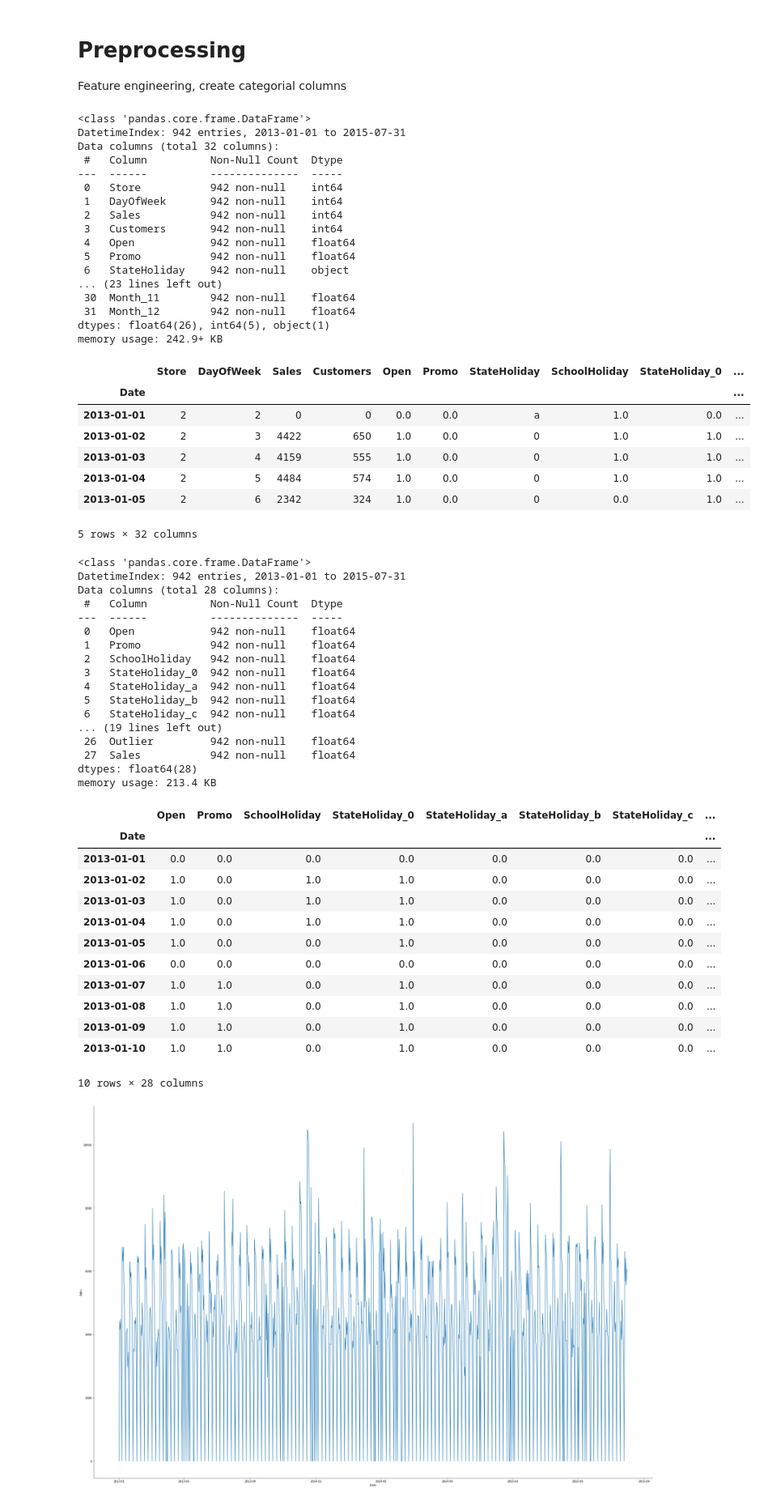
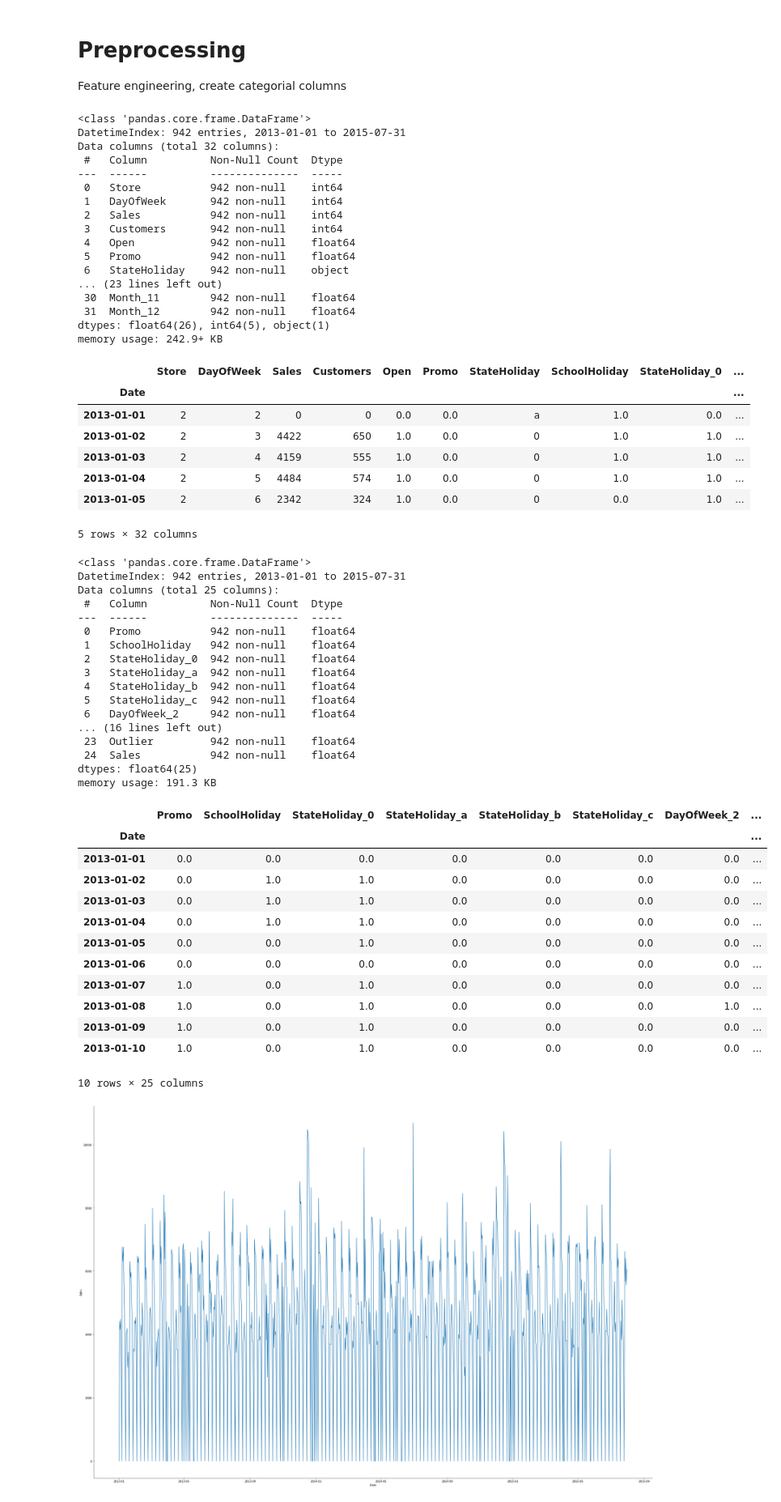
Before and after one commit to bruennijs/kaggle_rossmann_sales, a Jupyter notebook: linear_daily.ipynb, the cells around one changed output. Shown at 81% size. Cells and saved outputs as stored; diff of their text form; code cells hidden in the pictures.

```diff
--- a/linear_daily.ipynb
+++ b/linear_daily.ipynb
@@ -145,21 +145,18 @@ df_train = pd.concat([df_train, dummies], axis=1)
 df_train.info()
 df_train.head(5)
 
-X = df_train[['Open',
-              'Promo',
+X = df_train[['Promo',
               'SchoolHoliday',
               'StateHoliday_0',
               'StateHoliday_a',
               'StateHoliday_b',
               'StateHoliday_c',
-              'DayOfWeek_1',
               'DayOfWeek_2',
               'DayOfWeek_3',
               'DayOfWeek_4',
               'DayOfWeek_5',
               'DayOfWeek_6',
               'DayOfWeek_7',
-              'Month_1',
               'Month_2',
               'Month_3',
               'Month_4',
@@ -180,59 +177,59 @@ X.assign(Sales=Y).head(10)
 # %% [output]
 <class 'pandas.core.frame.DataFrame'>
 DatetimeIndex: 942 entries, 2013-01-01 to 2015-07-31
 Data columns (total 32 columns):
  #   Column          Non-Null Count  Dtype
 ---  ------          --------------  -----
  0   Store           942 non-null    int64
  1   DayOfWeek       942 non-null    int64
  2   Sales           942 non-null    int64
  3   Customers       942 non-null    int64
  4   Open            942 non-null    float64
  5   Promo           942 non-null    float64
  6   StateHoliday    942 non-null    object
 ... (23 lines left out)
  30  Month_11        942 non-null    float64
  31  Month_12        942 non-null    float64
 dtypes: float64(26), int64(5), object(1)
 memory usage: 242.9+ KB
 |  | Store | DayOfWeek | Sales | Customers | Open | Promo | StateHoliday | SchoolHoliday | StateHoliday_0 | ... |
 | Date |  |  |  |  |  |  |  |  |  | ... |
 | 2013-01-01 | 2 | 2 | 0 | 0 | 0.0 | 0.0 | a | 1.0 | 0.0 | ... |
 | 2013-01-02 | 2 | 3 | 4422 | 650 | 1.0 | 0.0 | 0 | 1.0 | 1.0 | ... |
 | 2013-01-03 | 2 | 4 | 4159 | 555 | 1.0 | 0.0 | 0 | 1.0 | 1.0 | ... |
 | 2013-01-04 | 2 | 5 | 4484 | 574 | 1.0 | 0.0 | 0 | 1.0 | 1.0 | ... |
 | 2013-01-05 | 2 | 6 | 2342 | 324 | 1.0 | 0.0 | 0 | 0.0 | 1.0 | ... |
 5 rows × 32 columns
 <class 'pandas.core.frame.DataFrame'>
 DatetimeIndex: 942 entries, 2013-01-01 to 2015-07-31
-Data columns (total 28 columns):
+Data columns (total 25 columns):
  #   Column          Non-Null Count  Dtype
 ---  ------          --------------  -----
- 0   Open            942 non-null    float64
- 1   Promo           942 non-null    float64
- 2   SchoolHoliday   942 non-null    float64
- 3   StateHoliday_0  942 non-null    float64
- 4   StateHoliday_a  942 non-null    float64
- 5   StateHoliday_b  942 non-null    float64
- 6   StateHoliday_c  942 non-null    float64
-... (19 lines left out)
- 26  Outlier         942 non-null    float64
- 27  Sales           942 non-null    float64
-dtypes: float64(28)
-memory usage: 213.4 KB
+ 0   Promo           942 non-null    float64
+ 1   SchoolHoliday   942 non-null    float64
+ 2   StateHoliday_0  942 non-null    float64
+ 3   StateHoliday_a  942 non-null    float64
+ 4   StateHoliday_b  942 non-null    float64
+ 5   StateHoliday_c  942 non-null    float64
+ 6   DayOfWeek_2     942 non-null    float64
+... (16 lines left out)
+ 23  Outlier         942 non-null    float64
+ 24  Sales           942 non-null    float64
+dtypes: float64(25)
+memory usage: 191.3 KB
-|  | Open | Promo | SchoolHoliday | StateHoliday_0 | StateHoliday_a | StateHoliday_b | StateHoliday_c | ... |
+|  | Promo | SchoolHoliday | StateHoliday_0 | StateHoliday_a | StateHoliday_b | StateHoliday_c | DayOfWeek_2 | ... |
 | Date |  |  |  |  |  |  |  | ... |
 | 2013-01-01 | 0.0 | 0.0 | 0.0 | 0.0 | 0.0 | 0.0 | 0.0 | ... |
-| 2013-01-02 | 1.0 | 0.0 | 1.0 | 1.0 | 0.0 | 0.0 | 0.0 | ... |
-| 2013-01-03 | 1.0 | 0.0 | 1.0 | 1.0 | 0.0 | 0.0 | 0.0 | ... |
-| 2013-01-04 | 1.0 | 0.0 | 1.0 | 1.0 | 0.0 | 0.0 | 0.0 | ... |
-| 2013-01-05 | 1.0 | 0.0 | 0.0 | 1.0 | 0.0 | 0.0 | 0.0 | ... |
+| 2013-01-02 | 0.0 | 1.0 | 1.0 | 0.0 | 0.0 | 0.0 | 0.0 | ... |
+| 2013-01-03 | 0.0 | 1.0 | 1.0 | 0.0 | 0.0 | 0.0 | 0.0 | ... |
+| 2013-01-04 | 0.0 | 1.0 | 1.0 | 0.0 | 0.0 | 0.0 | 0.0 | ... |
+| 2013-01-05 | 0.0 | 0.0 | 1.0 | 0.0 | 0.0 | 0.0 | 0.0 | ... |
 | 2013-01-06 | 0.0 | 0.0 | 0.0 | 0.0 | 0.0 | 0.0 | 0.0 | ... |
-| 2013-01-07 | 1.0 | 1.0 | 0.0 | 1.0 | 0.0 | 0.0 | 0.0 | ... |
-| 2013-01-08 | 1.0 | 1.0 | 0.0 | 1.0 | 0.0 | 0.0 | 0.0 | ... |
-| 2013-01-09 | 1.0 | 1.0 | 0.0 | 1.0 | 0.0 | 0.0 | 0.0 | ... |
-| 2013-01-10 | 1.0 | 1.0 | 0.0 | 1.0 | 0.0 | 0.0 | 0.0 | ... |
+| 2013-01-07 | 1.0 | 0.0 | 1.0 | 0.0 | 0.0 | 0.0 | 0.0 | ... |
+| 2013-01-08 | 1.0 | 0.0 | 1.0 | 0.0 | 0.0 | 0.0 | 1.0 | ... |
+| 2013-01-09 | 1.0 | 0.0 | 1.0 | 0.0 | 0.0 | 0.0 | 0.0 | ... |
+| 2013-01-10 | 1.0 | 0.0 | 1.0 | 0.0 | 0.0 | 0.0 | 0.0 | ... |
-10 rows × 28 columns
+10 rows × 25 columns
 # %%
 from pandas.plotting import lag_plot
 import matplotlib.pyplot as plt
```
Also changed, not shown: parts of 1 cell of this notebook.
